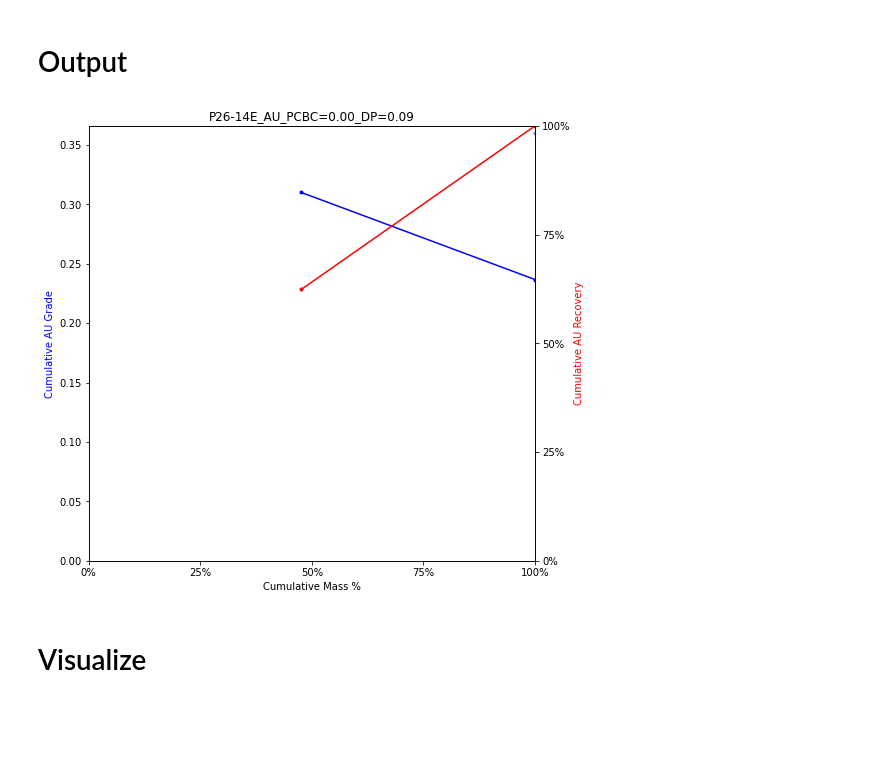
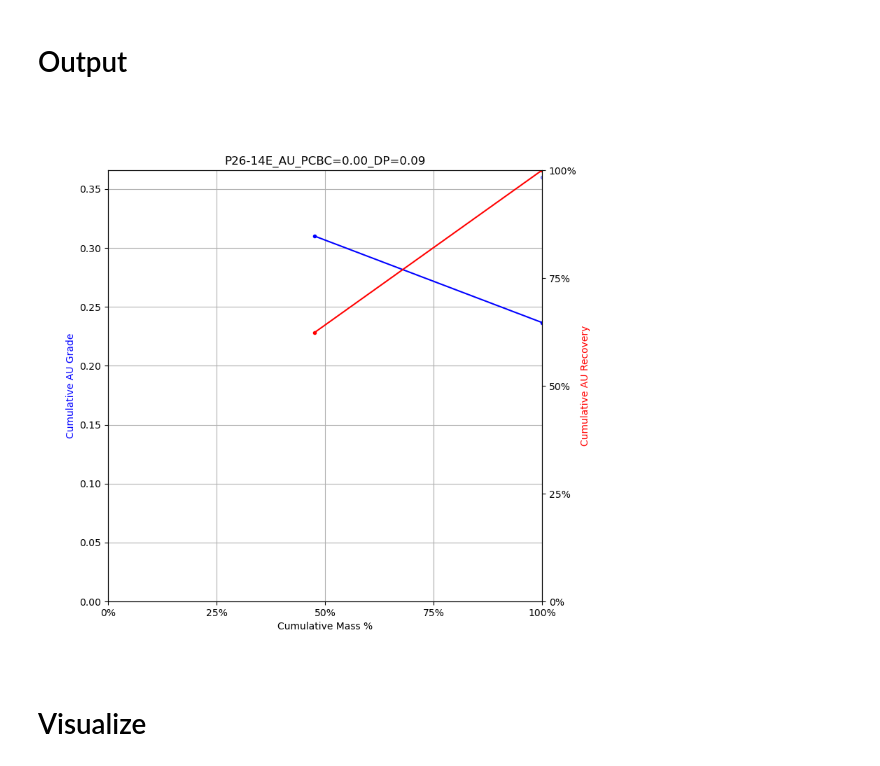
Before and after one commit to jouytrew/masters_pfti, a Jupyter notebook: notebooks/het_analysis_compare_dp_pcbc.ipynb, the cells around one changed output. Drawn from its saved outputs; the diff is of its cells as text; code cells hidden in the pictures; blank space fills up the shorter version.

Commit message:
Altering het analysis comparison between DP/PCBC and adding grids

```diff
--- a/notebooks/het_analysis_compare_dp_pcbc.ipynb
+++ b/notebooks/het_analysis_compare_dp_pcbc.ipynb
@@ -28,3 +30,5 @@ dp_coords = DrawPointCoordCleaner.get_processed_data()
+# %%
+filtered_pcbc_df = pcbc_df.query('date > @earliest_dp')
 # %% [markdown]
 # Grouping
 # %% [markdown]
@@ -51,3 +65,15 @@ for dhid in pcbc_dhids:
+# %%
+filtered_pcbc_groups = {}
+
+for dhid in pcbc_dhids:
+    filtered_df = filtered_pcbc_df.query('dhid == @dhid')
+    filtered_pcbc_groups[dhid] = {}
+
+    for element in elements:
+        try:
+            filtered_pcbc_groups[dhid][element] = HetAnalysis(f'{dhid}_{element}', filtered_df['weight'], filtered_df[element])
+        except:
+            print(f'Invalid data for {dhid}_{element}')
 # %% [markdown]
 ## DP Assays
 # %%
@@ -71,38 +97,48 @@ for dhid in dp_dhids:
 # %%
 if SAVE:
     fig = plt.figure()
     fig.set_size_inches(8, 8)
 
     for dhid, pcbc_group in pcbc_groups.items():
         save_loc = output_dir + f'{dhid}/'
         if not os.path.exists(save_loc):
             os.makedirs(save_loc)
 
         for element in ['CU', 'AU']:
             if element in pcbc_group:
                 fig.clear()
                 ax = fig.add_subplot()
                 ax_sec = ax.twinx()
 
                 pcbc_het = pcbc_group[element].get_heterogeneity()
                 dp_het = dp_groups[dhid][element].get_heterogeneity()
-                pcbc_df = pcbc_group[element].get_info()
-                dp_df = dp_groups[dhid][element].get_info()
+
+                pcbc_info = pcbc_group[element].get_info()
+                dp_info = dp_groups[dhid][element].get_info()
+                filtered_pcbc_info = filtered_pcbc_groups[dhid][element].get_info()
 
                 if len(pcbc_df) > 0:
                     title = f'{dhid}_{element}_PCBC={pcbc_het:.2f}_DP={dp_het:.2f}'
 
                     ax.set_title(title)
-                    plotter.plot_g_r(ax, ax_sec, pcbc_df, alpha=0.2)
-                    plotter.scatter_g_r(ax, ax_sec, pcbc_df, marker='.', alpha=0.4)
-                    plotter.plot_g_r(ax, ax_sec, dp_df)
-                    plotter.scatter_g_r(ax, ax_sec, dp_df, marker='.')
+
+                    plotter.plot_g_r(ax, ax_sec, pcbc_info, alpha=0.2)
+                    plotter.scatter_g_r(ax, ax_sec, pcbc_info, marker='.', alpha=0.4)
+
+                    plotter.plot_g_r(ax, ax_sec, dp_info)
+                    plotter.scatter_g_r(ax, ax_sec, dp_info, marker='.')
+
+                    if len(pcbc_info) != len(filtered_pcbc_info):
+                        plotter.plot_g_r(ax, ax_sec, filtered_pcbc_info, alpha=0.1, ls='--')
+                        plotter.scatter_g_r(ax, ax_sec, filtered_pcbc_info, marker='.', alpha=0.2)
 
                     plotter.set_g_r_labels(ax, ax_sec, element)
 
+                    ax.grid()
+
                     fig.savefig(save_loc + title + '.svg', format='svg')
 # %% [output]
-[figure, old version]
+[figure, new version]
 # %% [markdown]
 # Visualize
 # %%
```
Also changed, not shown: parts of 4 cells of this notebook, 1 other file.
